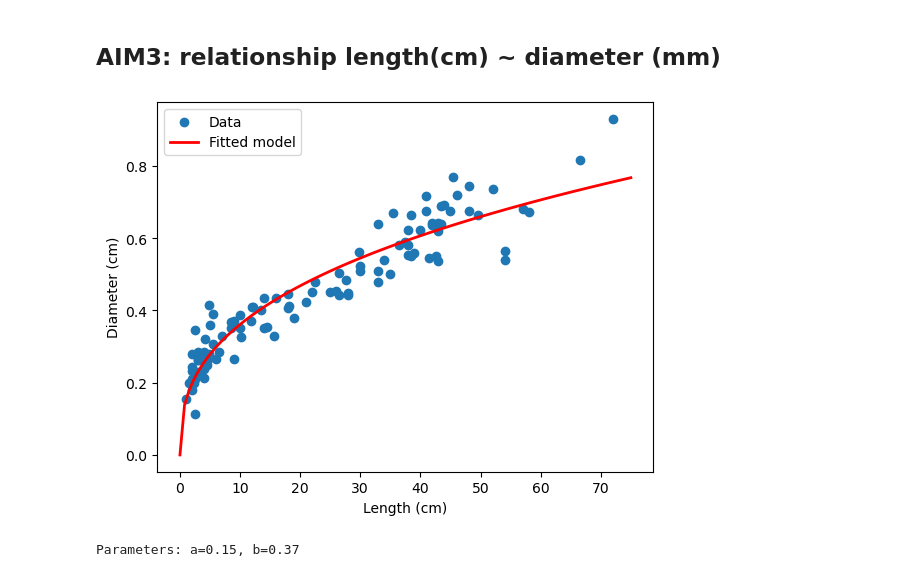
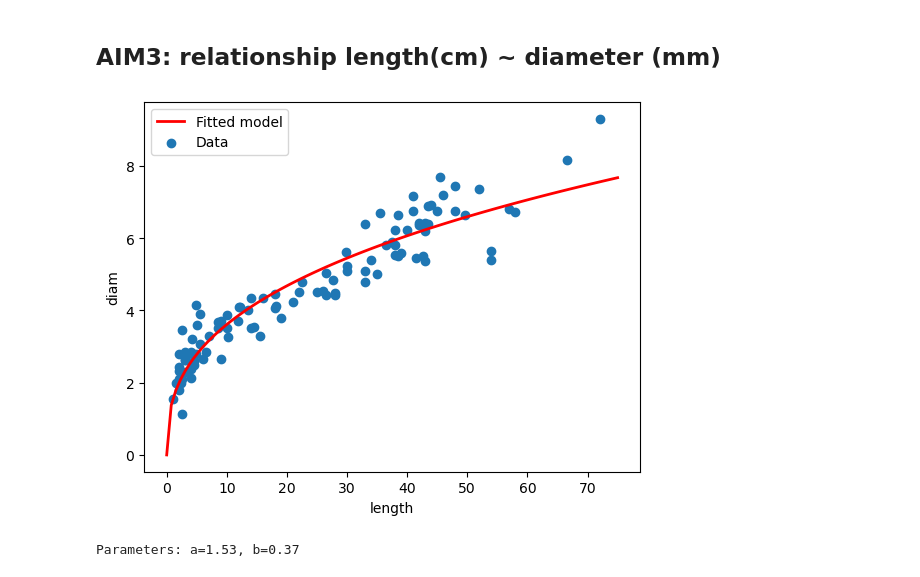
Before and after one commit to Corilana/L-HAZELNUT, a Jupyter notebook: Cultivars/TondaGiffoniOR/Scripts/Exploratory_analyses/AnnualShoot_TG.ipynb, the cells around one changed output. Cells and saved outputs as stored; diff of their text form; code cells hidden in the pictures.

```diff
--- a/Cultivars/TondaGiffoniOR/Scripts/Exploratory_analyses/AnnualShoot_TG.ipynb
+++ b/Cultivars/TondaGiffoniOR/Scripts/Exploratory_analyses/AnnualShoot_TG.ipynb
@@ -95,36 +65,7 @@ plt.show()
 # %% [markdown]
 ## AIM3: relationship length(cm) ~ diameter (mm)
 # %%
-from scipy.optimize import curve_fit
-import numpy as np
-import matplotlib.pyplot as plt
-
-# Define a non linear function
-# Ad esempio, una funzione potenza: y = a * x^b
-def model_func(x, a, b):
-    return a * (x ** b)
-
-# Prepara i dati
-xdata = shoot['length']
-ydata = shoot['diam']
-
-# Esegui il fitting del modello ai dati
-# `popt` conterrà i parametri ottimizzati (a e b in questo caso)
-popt, pcov = curve_fit(model_func, xdata, ydata, p0=[1, 1])
-
-# Usa i parametri ottimizzati per predire i valori di y
-xrange = np.linspace(0, 75, 100)
-y_pred = model_func(xrange, *popt)
-
-# plot data and model
-plt.scatter(xdata, ydata, label='Data')
-plt.plot(xrange, y_pred, color='red', linewidth=2, label='Fitted model')
-plt.xlabel('Length (cm)')
-plt.ylabel('Diameter (cm)')
-plt.legend()
-plt.show()
-
-print(f"Parameters: a={popt[0]:.2f}, b={popt[1]:.2f}")
+Annual_shoot.len_diamet(shoot)
 # %% [output]
-[figure, old version]
+[figure, new version]
-Parameters: a=0.15, b=0.37
+Parameters: a=1.53, b=0.37
```
Also changed, not shown: parts of 5 cells of this notebook, 7 other files.
